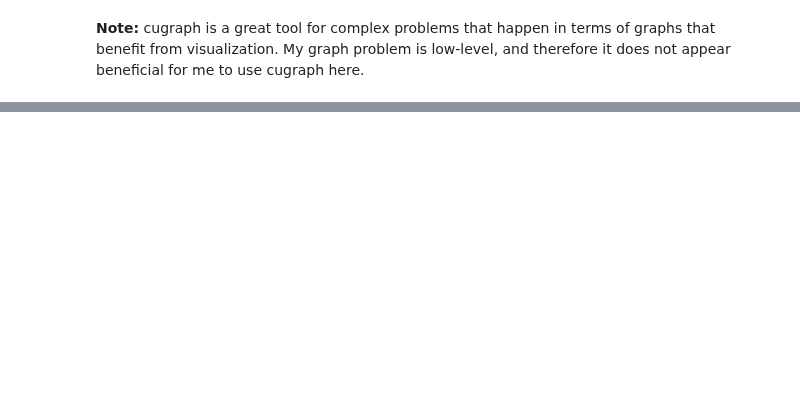
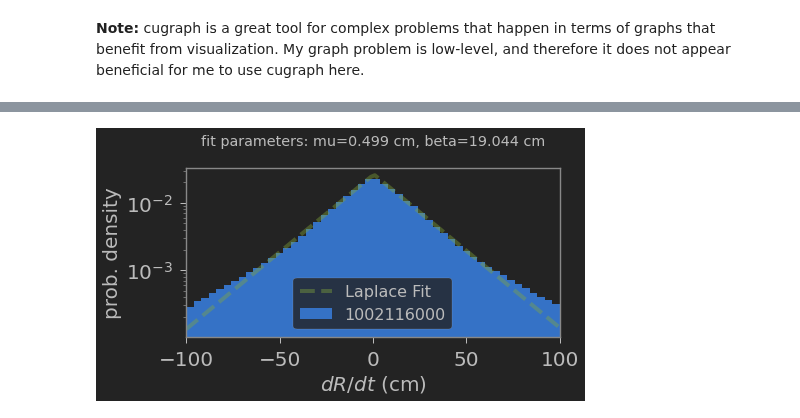
Before and after one commit to timtyree/care, a Jupyter notebook: notebooks/fast estimation of particle properties.ipynb, the cells around one changed output, grey strips where cells are left out. Cells and saved outputs as stored; diff of their text form; code cells hidden in the pictures; blank space fills up the shorter version.

```diff
--- a/notebooks/fast estimation of particle properties.ipynb
+++ b/notebooks/fast estimation of particle properties.ipynb
@@ -609,0 +517,38 @@ grouped.apply_grouped(diff_cu,incol='t',outcol='dt')
+# %%
+xmin=-100
+xmax=100
+# %%
+#DONE: plot a laplace distribution over ^this
+xv=df_R.query(f"{trial_col} == {trial}")['dRdt'].values.get()
+v=xv[(xv>xmin)&(xv<xmax)]
+mu=np.mean(v)
+beta=np.std(v)/np.sqrt(2)
+def comp_laplace_pdf(x,mu,beta):
+    return np.exp(-np.abs(x-mu)/beta)/(2*beta)
+# %%
+#plot histogram of durations
+fontsize=20
+fig,ax=plt.subplots(figsize=(7,4))
+trial_col_lst=sorted(df_R[trial_col].drop_duplicates().values.get())
+for trial in trial_col_lst[:5]:
+    xv=df_R.query(f"{trial_col} == {trial}")['dRdt'].values.get()
+    v=xv[(xv>xmin)&(xv<xmax)]# np.max(xv),np.quantile(xv,.15),np.mean(xv),np.quantile(xv,.85),np.max(xv)
+    ax.hist(v,density=True,bins=50,label=trial)#,grid=False)#,color='event_id_int')
+#     ax.hist(v,density=True,bins='auto',label=trial)#,grid=False)#,color='event_id_int')
+
+
+#plot the max likelihood fit to the laplace distribution
+x_values=np.linspace(xmin,xmax,100)
+laplace_values=comp_laplace_pdf(x_values,mu,beta)
+plt.plot(x_values,laplace_values,'g--',lw=4,alpha=0.4,label='Laplace Fit')
+
+format_plot(ax, xlabel=r'$dR/dt$ (cm)', ylabel='prob. density', fontsize=fontsize, use_loglog=False)
+ax.legend(fontsize=fontsize-4,loc='lower center')
+ax.set_yscale('log')
+ax.set_xlim([xmin,xmax])
+ax.set_title(f'fit parameters: mu={mu:.3f} cm, beta={beta:.3f} cm\n')
+# ax.set_ylim([0,0.01])
+plt.tight_layout()
+plt.show()
+# %% [output]
+[figure, added]
```
Also changed, not shown: parts of 62 cells of this notebook, 4 other files.
